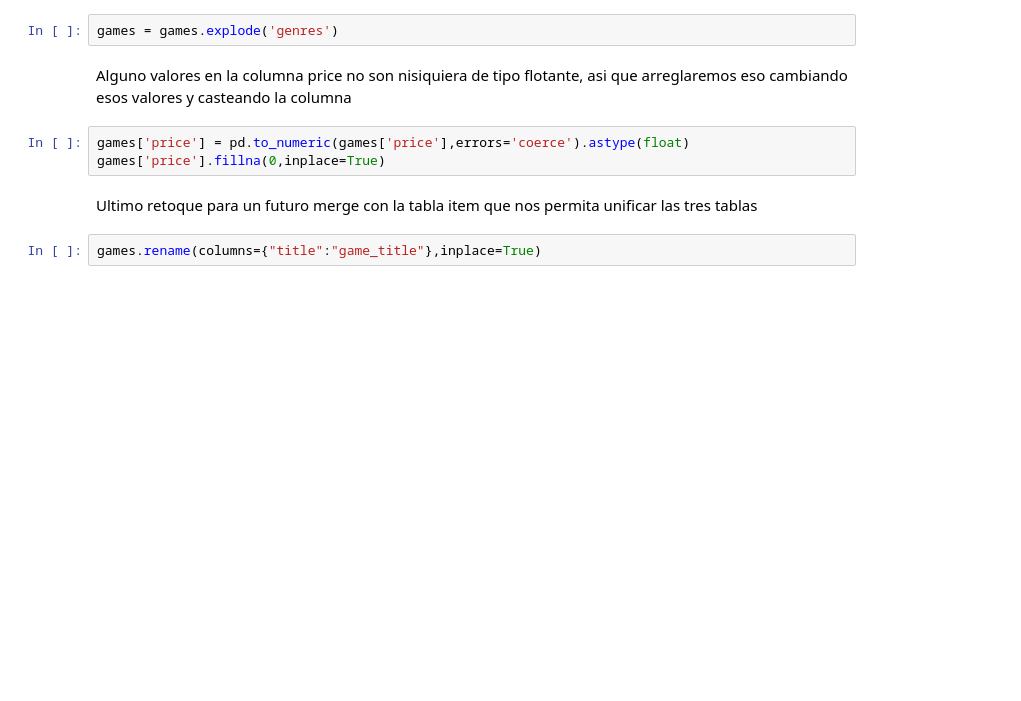
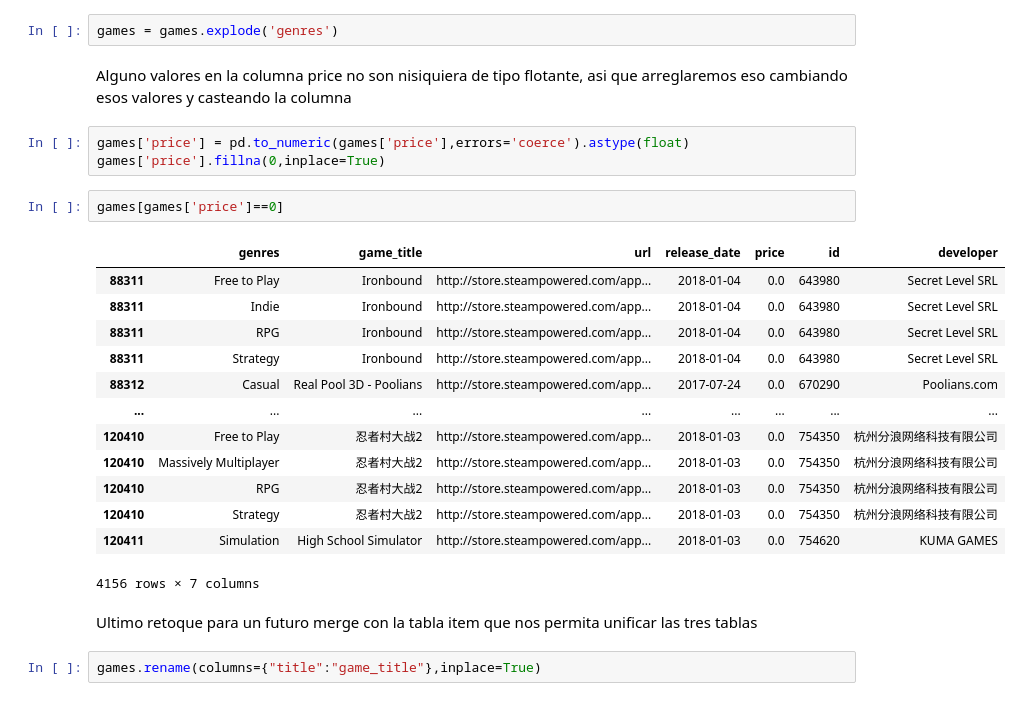
Before and after one commit to jmoc3/PI_Steam, a Jupyter notebook: PI.ipynb, the cells around one changed output. Cells and saved outputs as stored; diff of their text form; blank space fills up the shorter version.

```diff
--- a/PI.ipynb
+++ b/PI.ipynb
@@ -144,6 +144,22 @@ Alguno valores en la columna price no son nisiquiera de tipo flotante, asi que a
 # %%
 games['price'] = pd.to_numeric(games['price'],errors='coerce').astype(float)
 games['price'].fillna(0,inplace=True)
+# %%
+games[games['price']==0]
+# %% [output]
+|  | genres | game_title | url | release_date | price | id | developer |
+| 88311 | Free to Play | Ironbound | http://store.steampowered.com/app... | 2018-01-04 | 0.0 | 643980 | Secret Level SRL |
+| 88311 | Indie | Ironbound | http://store.steampowered.com/app... | 2018-01-04 | 0.0 | 643980 | Secret Level SRL |
+| 88311 | RPG | Ironbound | http://store.steampowered.com/app... | 2018-01-04 | 0.0 | 643980 | Secret Level SRL |
+| 88311 | Strategy | Ironbound | http://store.steampowered.com/app... | 2018-01-04 | 0.0 | 643980 | Secret Level SRL |
+| 88312 | Casual | Real Pool 3D - Poolians | http://store.steampowered.com/app... | 2017-07-24 | 0.0 | 670290 | Poolians.com |
+| ... | ... | ... | ... | ... | ... | ... | ... |
+| 120410 | Free to Play | 忍者村大战2 | http://store.steampowered.com/app... | 2018-01-03 | 0.0 | 754350 | 杭州分浪网络科技有限公司 |
+| 120410 | Massively Multiplayer | 忍者村大战2 | http://store.steampowered.com/app... | 2018-01-03 | 0.0 | 754350 | 杭州分浪网络科技有限公司 |
+| 120410 | RPG | 忍者村大战2 | http://store.steampowered.com/app... | 2018-01-03 | 0.0 | 754350 | 杭州分浪网络科技有限公司 |
+| 120410 | Strategy | 忍者村大战2 | http://store.steampowered.com/app... | 2018-01-03 | 0.0 | 754350 | 杭州分浪网络科技有限公司 |
+| 120411 | Simulation | High School Simulator | http://store.steampowered.com/app... | 2018-01-03 | 0.0 | 754620 | KUMA GAMES |
+4156 rows × 7 columns
 # %% [markdown]
 Ultimo retoque para un futuro merge con la tabla item que nos permita unificar las tres tablas
 # %%
```
Also changed, not shown: parts of 25 cells of this notebook, 2 other files.
